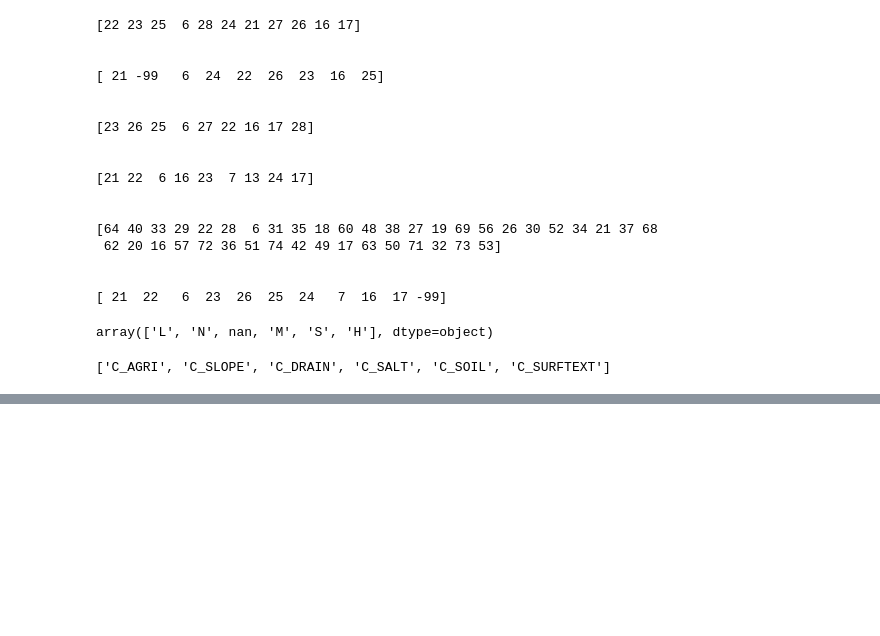
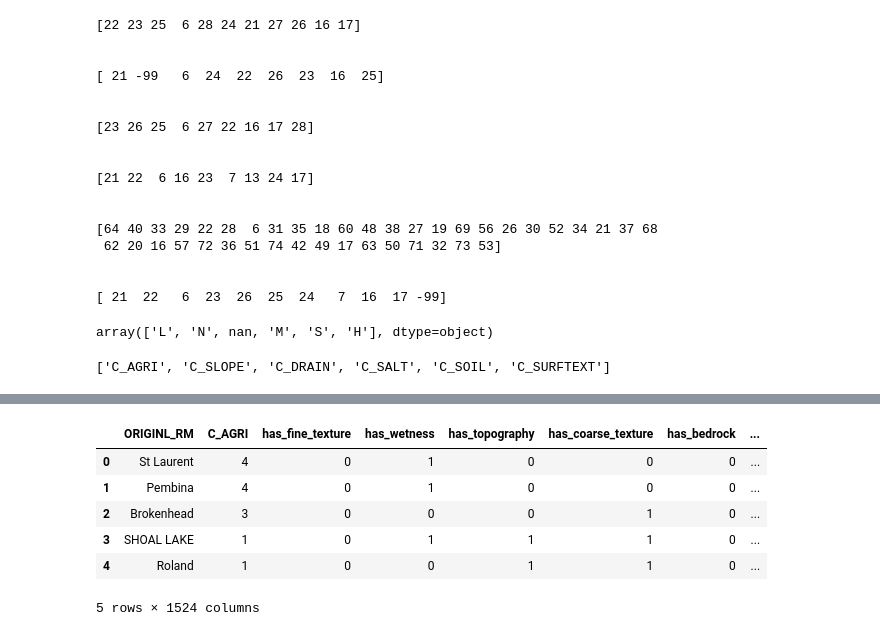
Before and after one commit to Jaypee360/MB-soil-segmentation-project, a Jupyter notebook: notebooks/data_exploration.ipynb, the cells around one changed output, grey strips where cells are left out. Drawn from its saved outputs; the diff is of its cells as text; code cells hidden in the pictures; blank space fills up the shorter version.

```diff
--- a/notebooks/data_exploration.ipynb
+++ b/notebooks/data_exploration.ipynb
@@ -1071,0 +1066,13 @@ Error:
+# %%
+preprocessed_data = 'preprocessed_soil_data.csv'
+preprocessed_soil_data_df = pd.read_csv(preprocessed_data)
+
+preprocessed_soil_data_df.head()
+# %% [output]
+|  | ORIGINL_RM | C_AGRI | has_fine_texture | has_wetness | has_topography | has_coarse_texture | has_bedrock | ... |
+| 0 | St Laurent | 4 | 0 | 1 | 0 | 0 | 0 | ... |
+| 1 | Pembina | 4 | 0 | 1 | 0 | 0 | 0 | ... |
+| 2 | Brokenhead | 3 | 0 | 0 | 0 | 1 | 0 | ... |
+| 3 | SHOAL LAKE | 1 | 0 | 1 | 1 | 1 | 0 | ... |
+| 4 | Roland | 1 | 0 | 0 | 1 | 1 | 0 | ... |
+5 rows × 1524 columns
```
Also changed, not shown: parts of 4 cells of this notebook, 3 other files.
